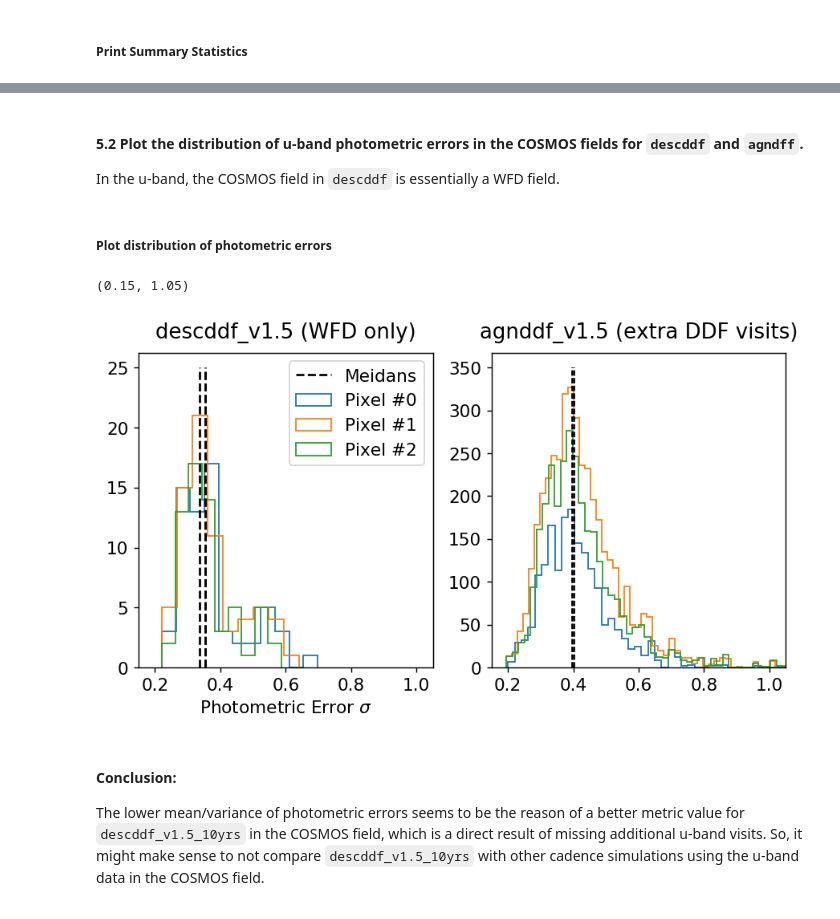
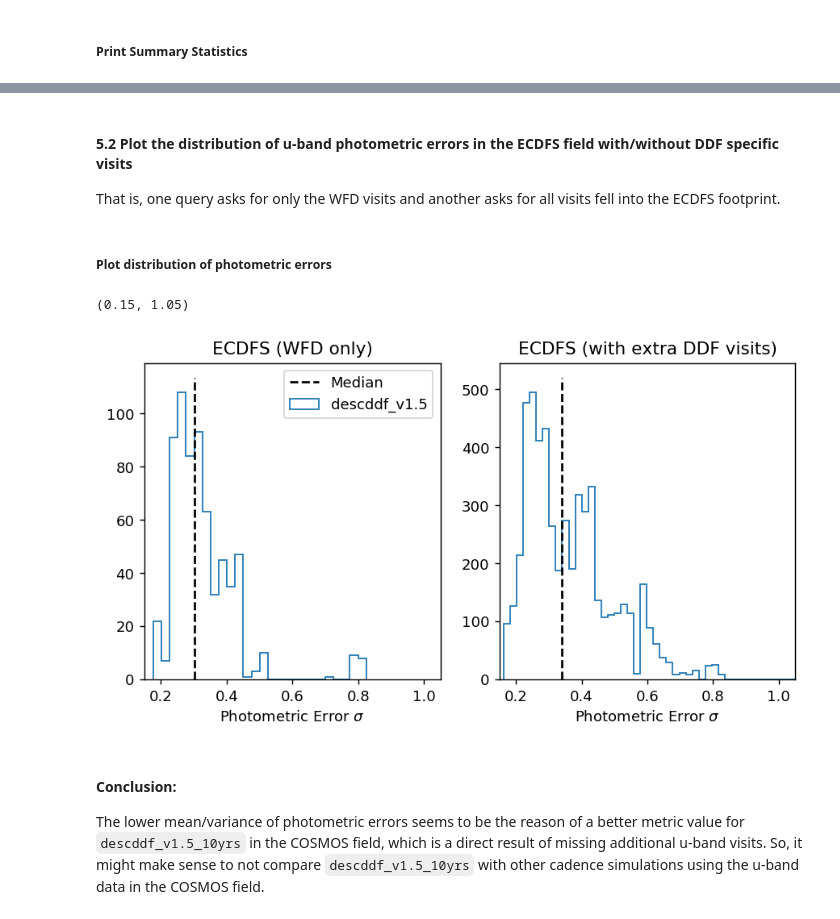
Before and after one commit to RichardsGroup/LSST_SF_Metric, a Jupyter notebook: notebooks/01_DDF.ipynb, the cells around one changed output, grey strips where cells are left out. Saved outputs shown, nothing was run; the diff lists cells and outputs as text; code cells hidden in the pictures.

```diff
--- a/notebooks/01_DDF.ipynb
+++ b/notebooks/01_DDF.ipynb
@@ -366,7 +366,7 @@ outDir = '/home/idies/workspace/Temporary/{}/scratch/MAFOutput/tmp/SF/DDF/031921
 resultsDb = db.ResultsDb(outDir=outDir)
 # %%
 # define special metric bundle for COSMOS in descddf in u band
-nside = 32
+nside = 64
 ddf_radius = 1.8
 u_mag = 24.15
 ddf_ra = ddfCoord['COSMOS'][0]
@@ -415,5 +415,5 @@ A meidan of 0.4 is much better than the majority of other simulations, which we
-# %% [markdown]
-#### 5.2 Plot the distribution of u-band photometric errors in the COSMOS fields for `descddf` and `agndff`.
-In the u-band, the COSMOS field in `descddf` is essentially a WFD field.
+# %% [markdown]
+#### 5.2 Plot the distribution of u-band photometric errors in the ECDFS field with/without DDF specific visits
+That is, one query asks for only the WFD visits and another asks for all visits fell into the ECDFS footprint.
 # %%
 # define separate metric and sql constraint
@@ -440,29 +454,34 @@ agn_mbg.runAll()
 # %%
 fig, [ax1, ax2] = plt.subplots(1, 2, dpi=130, figsize=(8, 4), sharex=True)
 
 # desc_ddf
-for i, data in enumerate(desc_mb.metricValues.data):
-    _ = ax1.hist(data['magErr'], histtype='step', bins='fd', density=False, label=f'Pixel #{i}')
-    _ = ax1.vlines(np.median(data['magErr']), ymin=0, ymax=25, linestyles='--', linewidth=1.5)
+desc_ddf_data = np.concatenate(desc_wfd_mb.metricValues.data)
+_ = ax1.hist(desc_ddf_data['magErr'], histtype='step', bins='fd', density=False, label=f'descddf_v1.5')
+a1_y_lim = ax1.get_ylim()
 
-_ = ax1.plot([], [], label='Meidans', linestyle='--', linewidth=1.5, c='k')
+_ = ax1.vlines(np.median(desc_ddf_data['magErr']), ymin=a1_y_lim[0], ymax=a1_y_lim[1],
+               linestyles='--', linewidth=1.5)
+_ = ax1.plot([], [], label='Median', linestyle='--', linewidth=1.5, c='k')
 
 # agn_ddf
-for data in agn_mb.metricValues.data:
-    _ = ax2.hist(data['magErr'], histtype='step', bins='fd', density=False)
-    _ = ax2.vlines(np.median(data['magErr']), ymin=0, ymax=350, linestyles='--', linewidth=1)
-
+desc_wfd_data = np.concatenate(desc_ecdfs_mb.metricValues.data)
+_ = ax2.hist(desc_wfd_data['magErr'], histtype='step', bins='fd', density=False)
+a2_y_lim = ax2.get_ylim()
+_ = ax2.vlines(np.median(desc_wfd_data['magErr']), ymin=a2_y_lim[0], ymax=a2_y_lim[1],
+               linestyles='--', linewidth=1.5)
 
 # adjust plots
 ax1.legend()
-ax1.set_title('descddf_v1.5 (WFD only)')
-ax2.set_title('agnddf_v1.5 (extra DDF visits)')
+ax1.set_title('ECDFS (WFD only)')
+ax2.set_title('ECDFS (with extra DDF visits)')
 ax1.set_xlabel('Photometric Error $\sigma$')
-ax1.xaxis.set_major_locator(plt.FixedLocator(np.array([0.2, 0.4, 0.6, 0.8, 1.0])))
+ax2.set_xlabel('Photometric Error $\sigma$')
+# ax1.xaxis.set_major_locator(plt.FixedLocator(np.array([0.2, 0.4, 0.6, 0.8, 1.0])))
+ax1.set_xlim(0.15, 1.05)
 ax2.set_xlim(0.15, 1.05)
 # %% [output]
 (0.15, 1.05)
-[figure, old version]
+[figure, new version]
 # %% [markdown]
 #### __Conclusion:__
 The lower mean/variance of photometric errors seems to be the reason of a better metric value for `descddf_v1.5_10yrs` in the COSMOS field, which is a direct result of missing additional u-band visits. So, it might make sense to not compare `descddf_v1.5_10yrs` with other cadence simulations using the u-band data in the COSMOS field.
```
Also changed, not shown: parts of 13 cells of this notebook, 4 other files.
